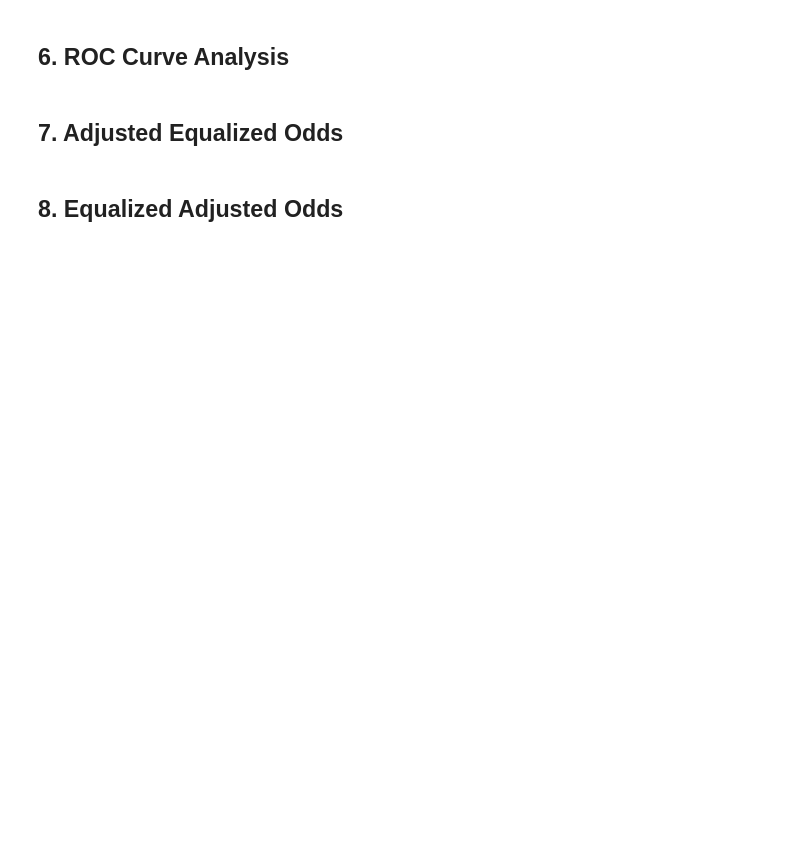
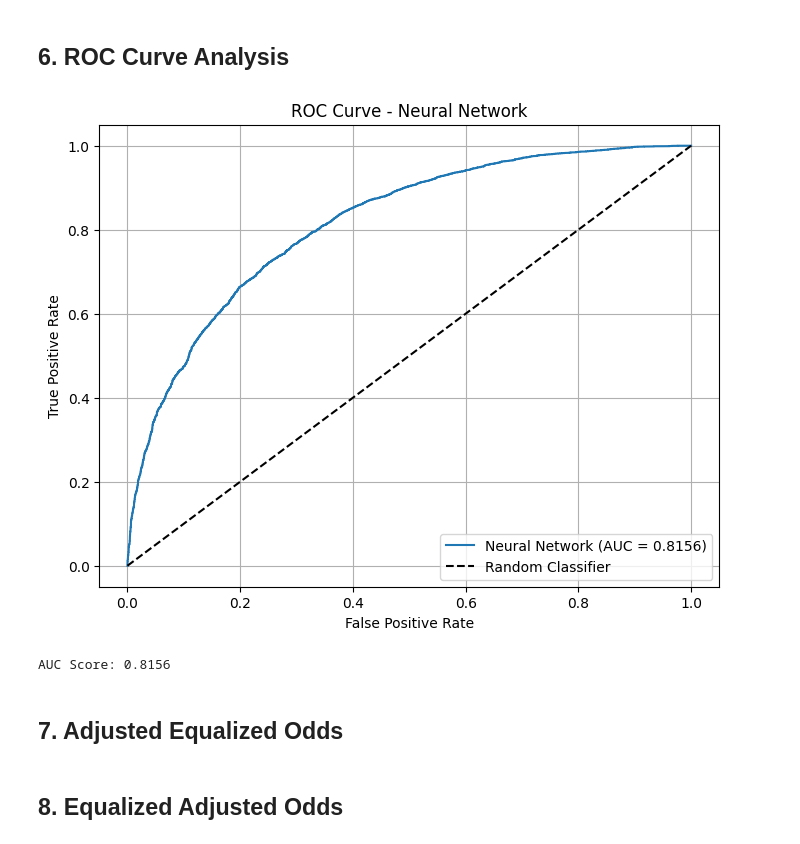
Before and after one commit to nikhilr2907/automated_interview_screening, a Jupyter notebook: src/neural_network.ipynb, the cells around one changed output. Drawn from its saved outputs; the diff is of its cells as text; code cells hidden in the pictures; blank space fills up the shorter version.

```diff
--- a/src/neural_network.ipynb
+++ b/src/neural_network.ipynb
@@ -0,0 +12,20 @@
+# %%
+
+# Load Data
+train_df = pd.read_csv('../data/train.csv')
+val_df = pd.read_csv('../data/val.csv')
+test_df = pd.read_csv('../data/test.csv')
+
+# Configuration: Toggle between weighted and unweighted training
+USE_WEIGHTED = False  # Set to False for unweighted training
+
+columns_to_drop = ["Hours_Per_Week", "Marital_Status", "Relationship"]
+protected_characteristics = ["Sex", "Race", "Age", "Place_Of_Birth"]
+target = 'prior_hiring_decision'
+
+# Drop columns_to_drop
+for df in [train_df, val_df, test_df]:
+    df.drop(columns=columns_to_drop, inplace=True)
+
+print(f"Training mode: {'WEIGHTED' if USE_WEIGHTED else 'UNWEIGHTED'}")
+print("Training Shape:", train_df.shape)
@@ -50,20 +72,0 @@ from sklearn.metrics import accuracy_score, confusion_matrix
-# %%
-
-# Load Data
-train_df = pd.read_csv('../data/train.csv')
-val_df = pd.read_csv('../data/val.csv')
-test_df = pd.read_csv('../data/test.csv')
-
-# Configuration: Toggle between weighted and unweighted training
-USE_WEIGHTED = True  # Set to False for unweighted training
-
-columns_to_drop = ["Hours_Per_Week", "Marital_Status", "Relationship"]
-protected_characteristics = ["Sex", "Race", "Age", "Place_Of_Birth"]
-target = 'prior_hiring_decision'
-
-# Drop columns_to_drop
-for df in [train_df, val_df, test_df]:
-    df.drop(columns=columns_to_drop, inplace=True)
-
-print(f"Training mode: {'WEIGHTED' if USE_WEIGHTED else 'UNWEIGHTED'}")
-print("Training Shape:", train_df.shape)
@@ -401,22 +426,28 @@ for group, metrics in results.items():
 # %%
 from sklearn.metrics import roc_curve, roc_auc_score
 import matplotlib.pyplot as plt
 
 y_proba = best_clf.predict_proba(X_test_processed)[:, 1]
 fpr, tpr, thresholds = roc_curve(y_test, y_proba)
 auc_score = roc_auc_score(y_test, y_proba)
 
 plt.figure(figsize=(8, 6))
 plt.plot(fpr, tpr, label=f'Neural Network (AUC = {auc_score:.4f})')
 plt.plot([0, 1], [0, 1], 'k--', label='Random Classifier')
 plt.xlabel('False Positive Rate')
 plt.ylabel('True Positive Rate')
 plt.title('ROC Curve - Neural Network')
 plt.legend(loc='lower right')
 plt.grid(True)
+weight = "weighted" if USE_WEIGHTED else "unweighted"
+plt.savefig(f'../data/nn_roc_{weight}.png')
 plt.show()
 
+
 print(f"AUC Score: {auc_score:.4f}")
+# %% [output]
+[figure, added]
+AUC Score: 0.8156
 # %% [markdown]
 ## 7. Adjusted Equalized Odds
 # %%
```
Also changed, not shown: parts of 10 cells of this notebook, 9 other files.
